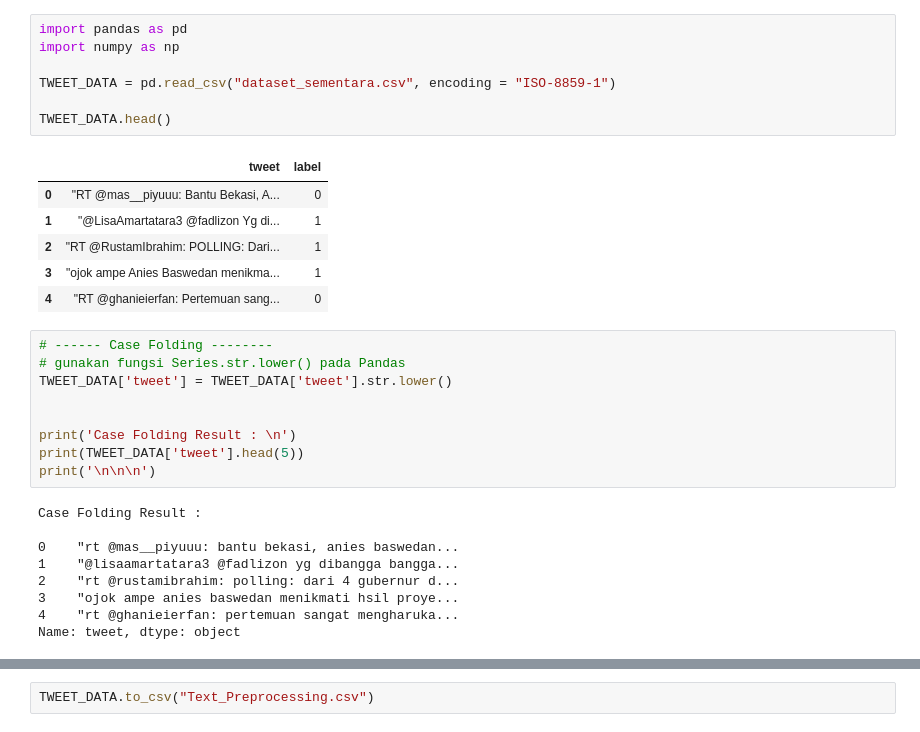
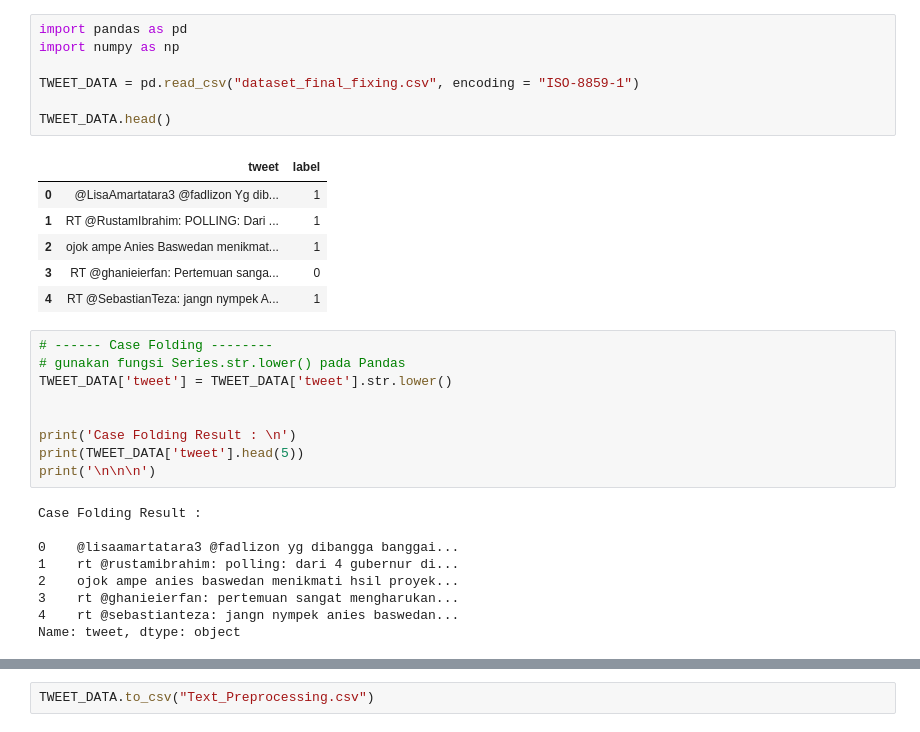
Before and after one commit to Muhammad-Yunus/Neural-Network, a Jupyter notebook: 3. Convolutional Neural Network/Text Preprocessing/1. Text Preprocessing.ipynb, the cells around one changed output, grey strips where cells are left out. Cells and saved outputs as stored; diff of their text form.

```diff
--- a/3. Convolutional Neural Network/Text Preprocessing/1. Text Preprocessing.ipynb
+++ b/3. Convolutional Neural Network/Text Preprocessing/1. Text Preprocessing.ipynb
@@ -1,17 +1,17 @@
 # %%
 import pandas as pd
 import numpy as np
 
-TWEET_DATA = pd.read_csv("dataset_sementara.csv", encoding = "ISO-8859-1")
+TWEET_DATA = pd.read_csv("dataset_final_fixing.csv", encoding = "ISO-8859-1")
 
 TWEET_DATA.head()
 # %% [output]
 |  | tweet | label |
-| 0 | "RT @mas__piyuuu: Bantu Bekasi, A... | 0 |
-| 1 | "@LisaAmartatara3 @fadlizon Yg di... | 1 |
-| 2 | "RT @RustamIbrahim: POLLING: Dari... | 1 |
-| 3 | "ojok ampe Anies Baswedan menikma... | 1 |
-| 4 | "RT @ghanieierfan: Pertemuan sang... | 0 |
+| 0 | @LisaAmartatara3 @fadlizon Yg dib... | 1 |
+| 1 | RT @RustamIbrahim: POLLING: Dari ... | 1 |
+| 2 | ojok ampe Anies Baswedan menikmat... | 1 |
+| 3 | RT @ghanieierfan: Pertemuan sanga... | 0 |
+| 4 | RT @SebastianTeza: jangn nympek A... | 1 |
 # %%
 # ------ Case Folding --------
 # gunakan fungsi Series.str.lower() pada Pandas
@@ -24,11 +24,11 @@ print('\n\n\n')
 # %% [output]
 Case Folding Result :
 
-0    "rt @mas__piyuuu: bantu bekasi, anies baswedan...
-1    "@lisaamartatara3 @fadlizon yg dibangga bangga...
-2    "rt @rustamibrahim: polling: dari 4 gubernur d...
-3    "ojok ampe anies baswedan menikmati hsil proye...
-4    "rt @ghanieierfan: pertemuan sangat mengharuka...
+0    @lisaamartatara3 @fadlizon yg dibangga banggai...
+1    rt @rustamibrahim: polling: dari 4 gubernur di...
+2    ojok ampe anies baswedan menikmati hsil proyek...
+3    rt @ghanieierfan: pertemuan sangat mengharukan...
+4    rt @sebastianteza: jangn nympek anies baswedan...
 Name: tweet, dtype: object
 # %%
 import string
```
Also changed, not shown: parts of 7 cells of this notebook.
